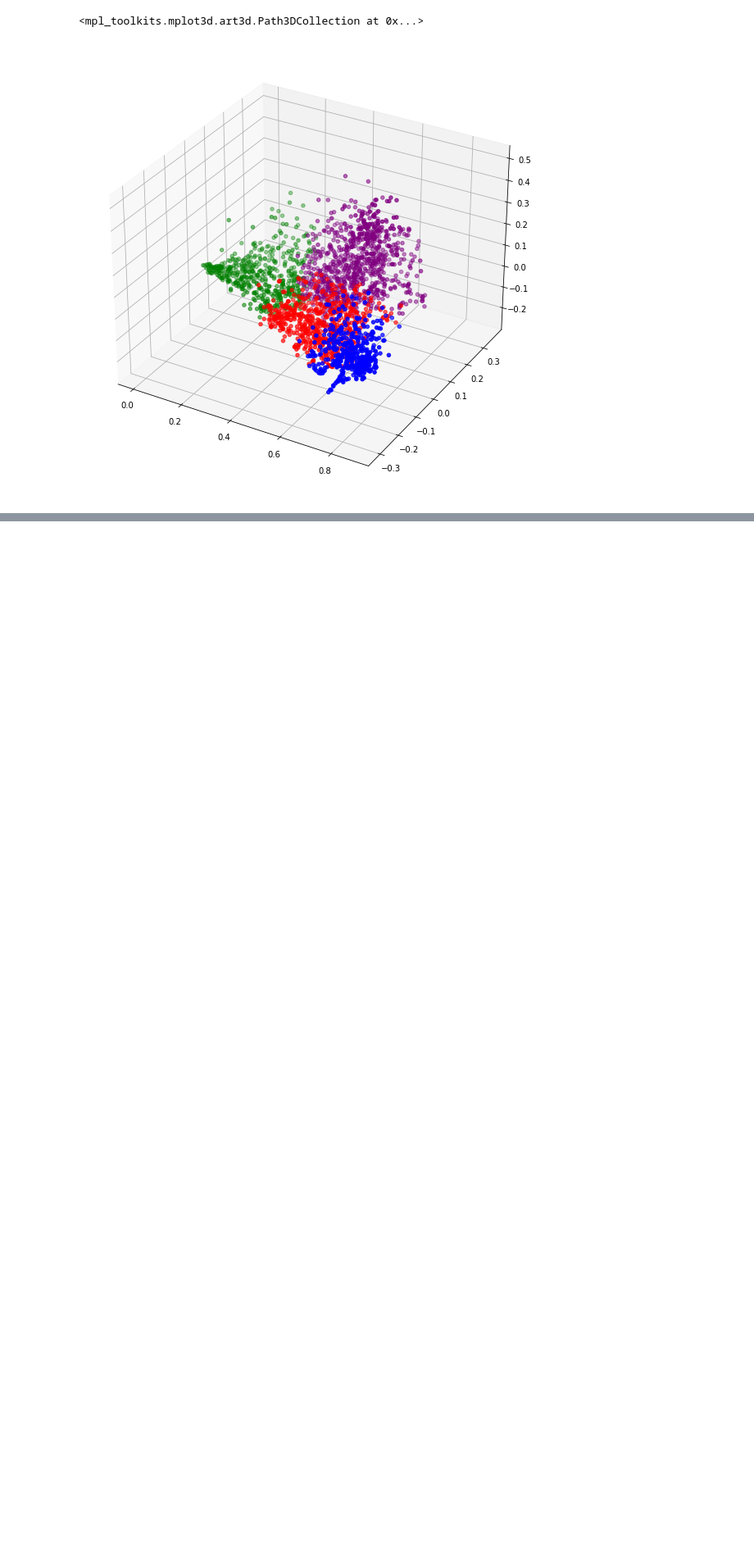
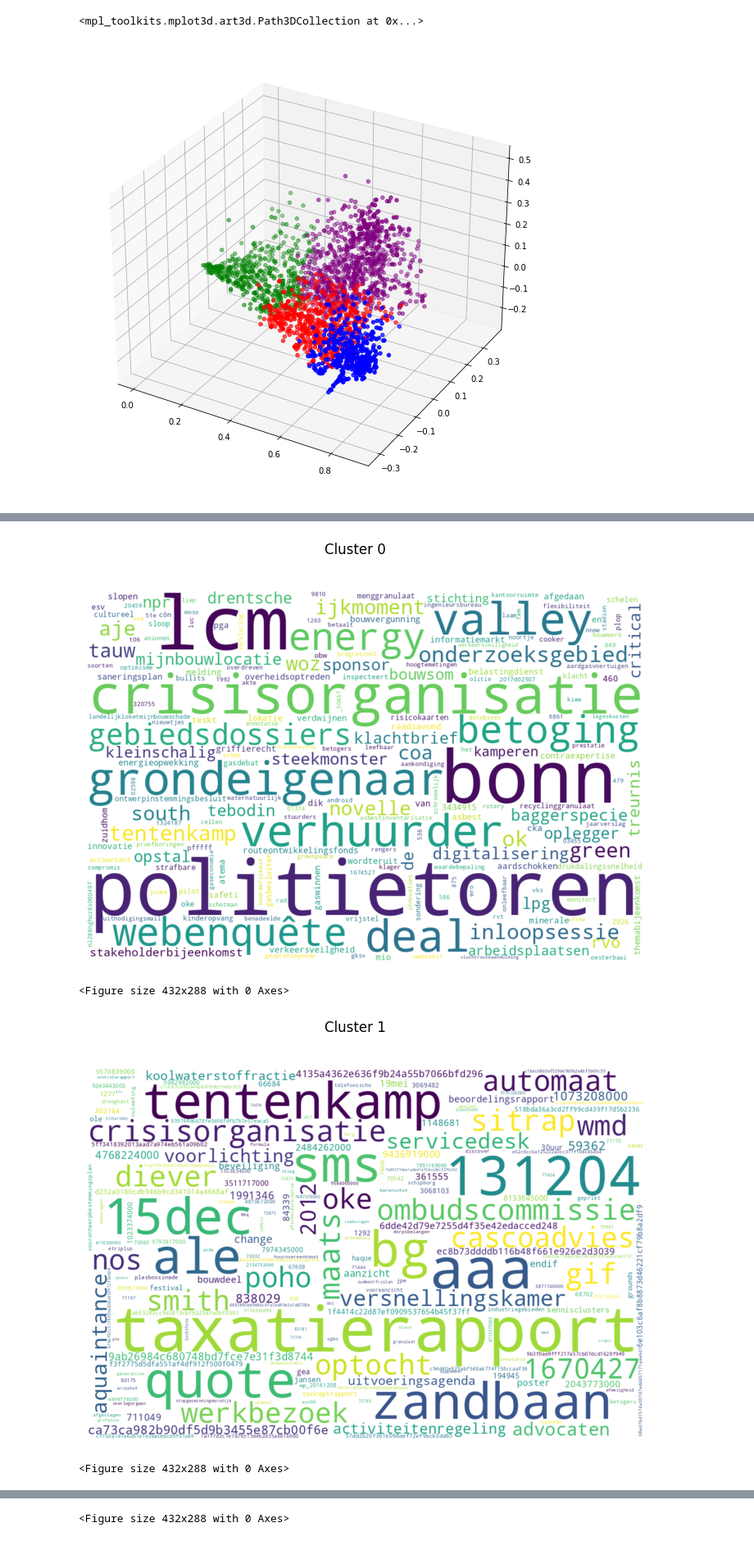
Before and after one commit to asreview-ftm-hackathon/Visualization_JAMC__3DInteractive, a Jupyter notebook: exploration.ipynb, the cells around one changed output, grey strips where cells are left out. Shown at 82% size. Saved outputs shown, nothing was run; the diff lists cells and outputs as text; code cells hidden in the pictures; blank space fills up the shorter version.

Commit message:
updates to visualization script

```diff
--- a/exploration.ipynb
+++ b/exploration.ipynb
@@ -243,3 +274,6 @@ km = KMeans(n_clusters=5, n_init = 15, random_state=42) #ToDo: hyperparameter op
 clusters = km.fit_predict(X_svd)
 clusters.resize(2509,1)
 svd_clustered = np.append(X_svd, clusters, axis=1)
+# %%
+tfidf_array_clustered = np.append(tfidf_array, clusters, axis=1)
+tfidf_array_clustered.shape
@@ -259,0 +323,41 @@ json.dump(dims_dict, open("results/prelim_data_5_clusters.json",'w'), indent=0)
+# %%
+from wordcloud import WordCloud
+
+#generates word cloud for the documents of a cluster based on the tf-idf score of its constituent words
+
+#docs should contain doc num and cluster it belongs to
+
+def get_wordclouds(fully_indexed, n_clusters=5, top_n=15):
+
+    for cluster in range(n_clusters):
+        fully_indexed_per_cluster = {}
+        cluster_indices = np.where(tfidf_array_clustered[:,-1]==cluster)
+        for row in tfidf[cluster_indices[0]]:
+            for (column,value) in zip(row.indices,row.data):
+                fully_indexed_per_cluster[index_value[column]] = value
+
+        wc = WordCloud(width=1200, height=800, background_color="white")
+        wordcloud = wc.generate_from_frequencies(fully_indexed_per_cluster)
+        fig, ax = plt.subplots(figsize=(10, 6), dpi=100)
+        ax.imshow(wordcloud, interpolation='bilinear')
+        ax.axis("off")
+        fig.suptitle(f"Cluster {cluster}")
+        plt.show()
+        plt.savefig(f"results/word_cloud_cluster_{cluster}")
+# %%
+tfidf
+#from https://stackoverflow.com/questions/45232671/obtain-tf-idf-weights-of-words-with-sklearn
+index_value = {v: k for k, v in tfidf_vectorizer.vocabulary_.items()} #dictionary --> A mapping of terms to feature indices.
+# %%
+fully_indexed = {}
+#returns dictionary of tfidf weights
+for row in tfidf:
+    for (column,value) in zip(row.indices,row.data):
+        fully_indexed[index_value[column]] = value
+# %%
+get_wordclouds(fully_indexed)
+# %% [output]
+[figure, added]
+<Figure size 432x288 with 0 Axes>
+[figure, added]
+<Figure size 432x288 with 0 Axes>
@@ -259,0 +365 @@ json.dump(dims_dict, open("results/prelim_data_5_clusters.json",'w'), indent=0)
+<Figure size 432x288 with 0 Axes>
```
Also changed, not shown: parts of 20 cells of this notebook, 1 other file.
